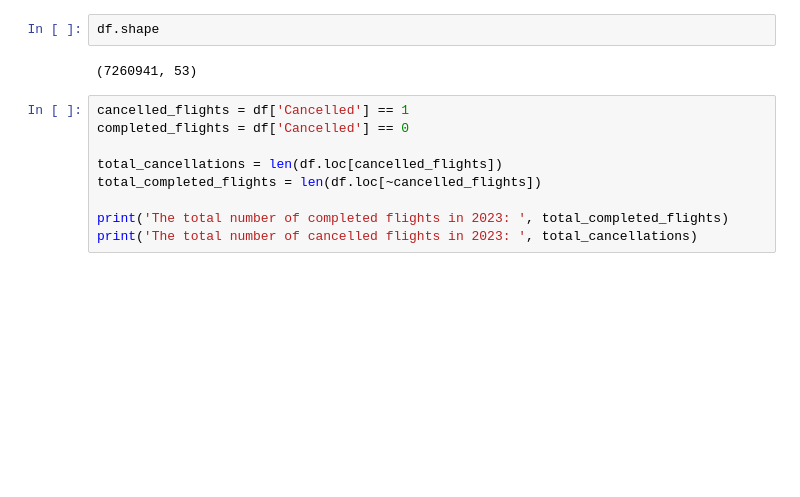
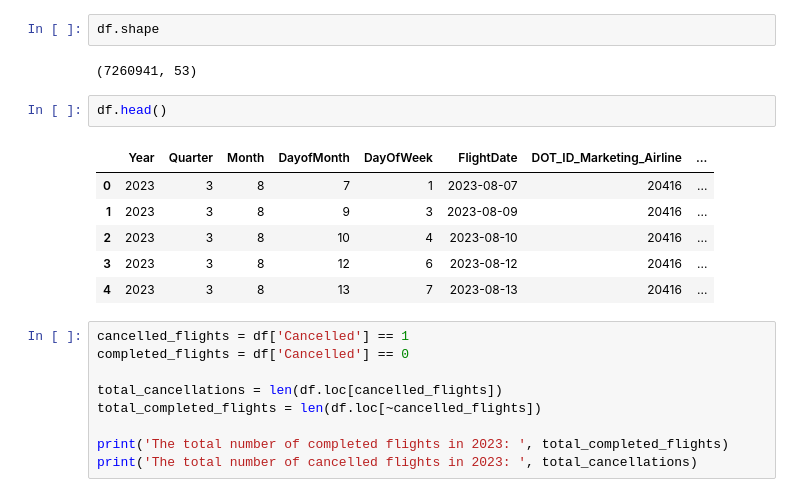
Before and after one commit to dezertdweller/flight-cancellations, a Jupyter notebook: notebooks/exploratory-data-analysis.ipynb, the cells around one changed output. Drawn from its saved outputs; the diff is of its cells as text; blank space fills up the shorter version.

```diff
--- a/notebooks/exploratory-data-analysis.ipynb
+++ b/notebooks/exploratory-data-analysis.ipynb
@@ -25,6 +25,15 @@ df = pd.read_csv(DATA_PATH + '2023-performance-data-clean.csv')
 df.shape
 # %% [output]
 (7260941, 53)
+# %%
+df.head()
+# %% [output]
+|  | Year | Quarter | Month | DayofMonth | DayOfWeek | FlightDate | DOT_ID_Marketing_Airline | ... |
+| 0 | 2023 | 3 | 8 | 7 | 1 | 2023-08-07 | 20416 | ... |
+| 1 | 2023 | 3 | 8 | 9 | 3 | 2023-08-09 | 20416 | ... |
+| 2 | 2023 | 3 | 8 | 10 | 4 | 2023-08-10 | 20416 | ... |
+| 3 | 2023 | 3 | 8 | 12 | 6 | 2023-08-12 | 20416 | ... |
+| 4 | 2023 | 3 | 8 | 13 | 7 | 2023-08-13 | 20416 | ... |
 # %%
 cancelled_flights = df['Cancelled'] == 1
 completed_flights = df['Cancelled'] == 0
```
Also changed, not shown: parts of 6 cells of this notebook, 2 other files.
